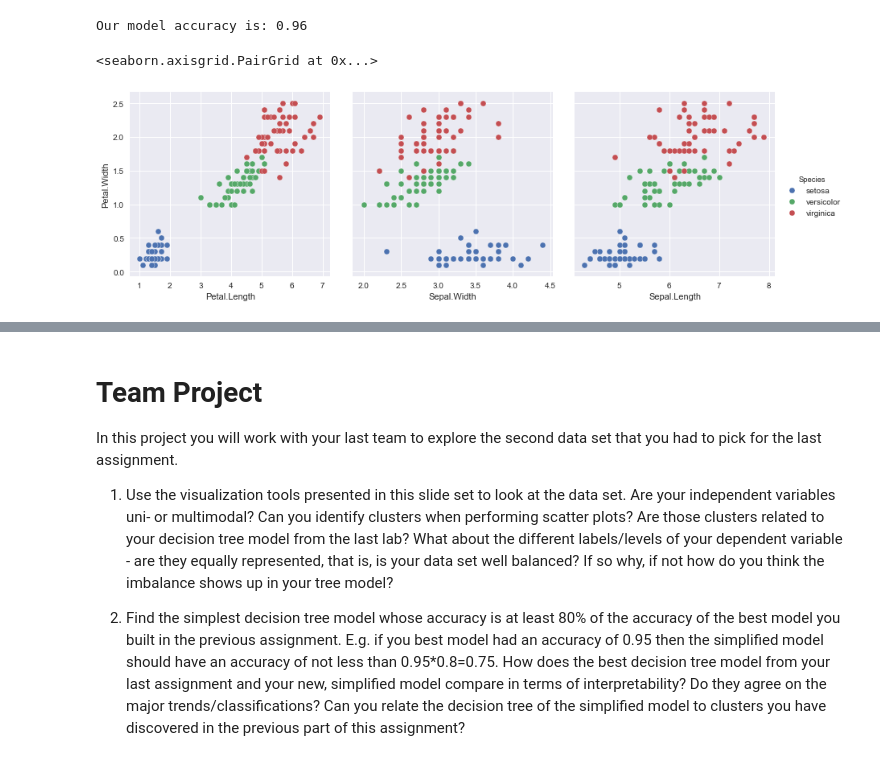
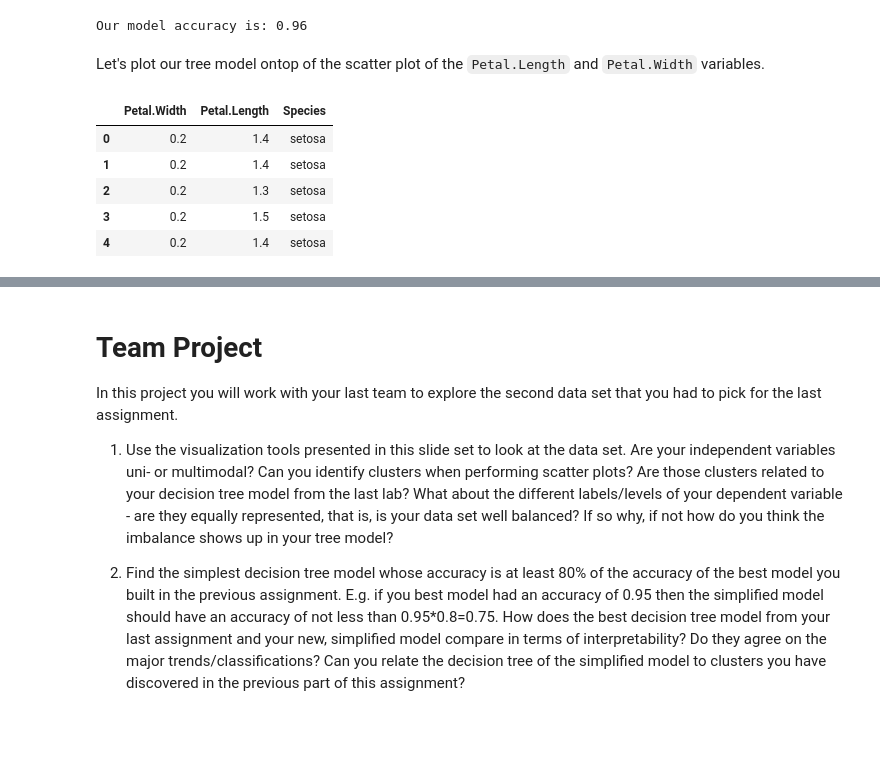
Before and after one commit to lutzhamel/CSC310, a Jupyter notebook: notes/09-visualization.ipynb, the cells around one changed output, grey strips where cells are left out. Cells and saved outputs as stored; diff of their text form; code cells hidden in the pictures; blank space fills up the shorter version.

```diff
--- a/notes/09-visualization.ipynb
+++ b/notes/09-visualization.ipynb
@@ -258,8 +258,16 @@ predicted_labels.columns = ['Species']          # name the column - same name as
 print("Our model accuracy is: {}".format(accuracy_score(target_df, predicted_labels)))
 # %% [output]
 Our model accuracy is: 0.96
-# %%
-sns.pairplot(iris_df, hue='Species', size=4, y_vars=["Petal.Width"], x_vars=["Petal.Length","Sepal.Width","Sepal.Length"])
-# %% [output]
-<seaborn.axisgrid.PairGrid at 0x...>
-[figure, removed]
+# %% [markdown]
+Let's plot our tree model ontop of the scatter plot of the `Petal.Length` and `Petal.Width` variables.
+# %%
+import matplotlib.pyplot as plt
+shrink_df = iris_df[['Petal.Width','Petal.Length','Species']]
+shrink_df.head()
+# %% [output]
+|  | Petal.Width | Petal.Length | Species |
+| 0 | 0.2 | 1.4 | setosa |
+| 1 | 0.2 | 1.4 | setosa |
+| 2 | 0.2 | 1.3 | setosa |
+| 3 | 0.2 | 1.5 | setosa |
+| 4 | 0.2 | 1.4 | setosa |
```
Also changed, not shown: parts of 5 cells of this notebook, 2 other files.
